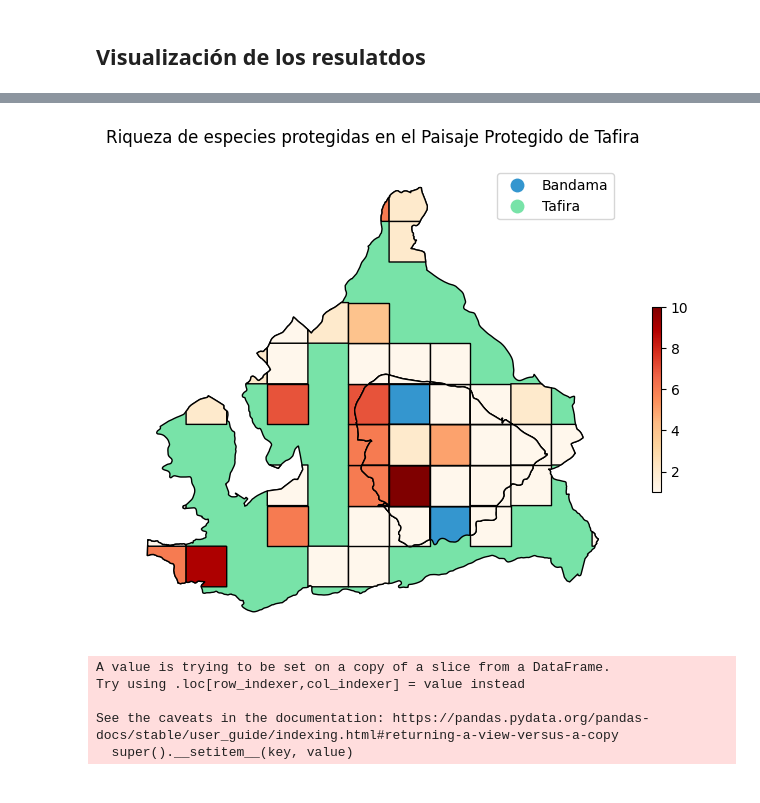
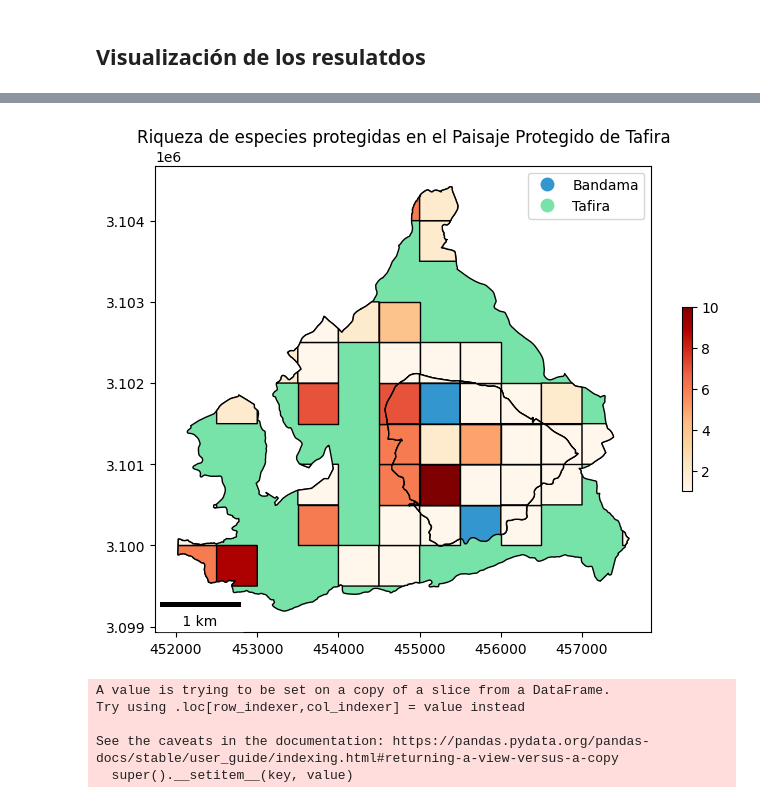
Before and after one commit to Juankkar/QGIS_IDECanarias_data, a Jupyter notebook: src/geopandas.ipynb, the cells around one changed output, grey strips where cells are left out. Saved outputs shown, nothing was run; the diff lists cells and outputs as text; code cells hidden in the pictures.

```diff
--- a/src/geopandas.ipynb
+++ b/src/geopandas.ipynb
@@ -167,24 +194,31 @@ ax.set_axis_off()
 # %%
+from matplotlib.ticker import ScalarFormatter
 fig, ax = plt.subplots(1, 1, figsize=(8, 8))
 
 eennpp_tafira.plot(ax=ax,
                    column = "nombre",
                    edgecolor= "black",
                    cmap=ListedColormap(["#3496cf", "#78e3a8"]),
                    legend=True)
 
 plot = especies_protegiodas_tafira_muni.plot(column="riqueza",
                                              ax=ax,
                                              legend=True,
                                              legend_kwds={'shrink': 0.3},
                                              cmap="OrRd",
                                              edgecolor="black")
+ax.add_artist(ScaleBar(
+    dx=1,
+    units="km",
+    scale_formatter=lambda value, unit: f' {value * 1} km ',
+    location='lower left'
+))
 
 ax.set_title("Riqueza de especies protegidas en el Paisaje Protegido de Tafira")
 leg = plot.get_legend()
-ax.set_axis_off()
+#ax.set_axis_off()
 # %% [output]
-[figure, old version]
+[figure, new version]
 # %%
 ## Ejercicio de colorear tafira como en la portada del Documento Noprmativo
 
```
Also changed, not shown: parts of 4 cells of this notebook, 2 other files.
